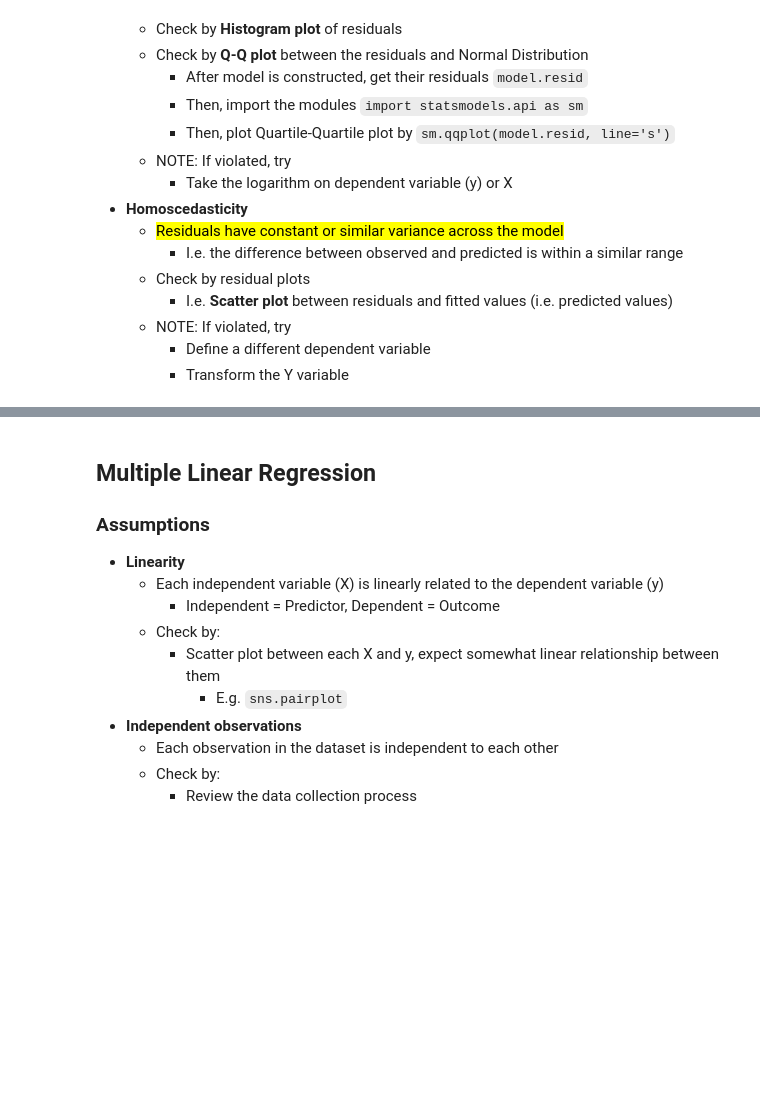
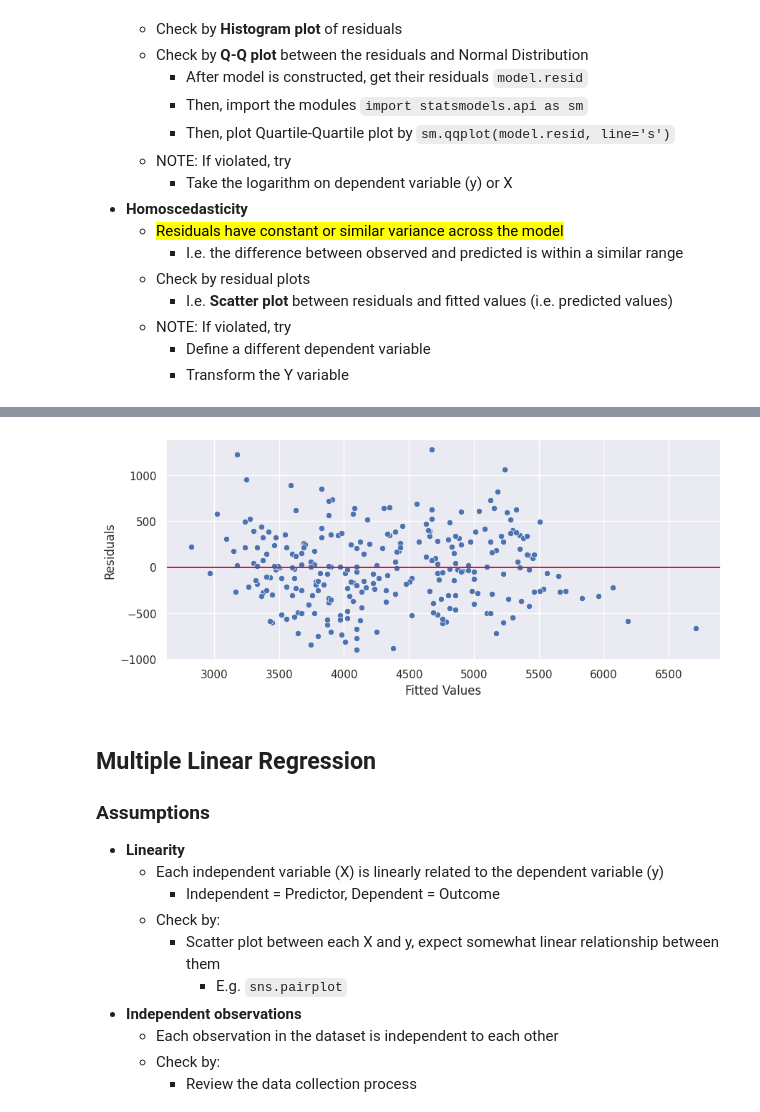
Before and after one commit to davilayang/learning-resources, a Jupyter notebook: coursera/advanced-data-analytics/stats-in-action/5-regression.ipynb, the cells around one changed output, grey strips where cells are left out. Cells and saved outputs as stored; diff of their text form; code cells hidden in the pictures; blank space fills up the shorter version.

```diff
--- a/coursera/advanced-data-analytics/stats-in-action/5-regression.ipynb
+++ b/coursera/advanced-data-analytics/stats-in-action/5-regression.ipynb
@@ -42,3 +150,12 @@
+# %%
+fig, ax = plt.subplots(figsize=(10, 4))
+sns.scatterplot(x=preds, y=result.resid, ax=ax)
+ax.axhline(0, color="crimson")
+ax.set_xlabel("Fitted Values")
+ax.set_ylabel("Residuals")
+fig.show()
+# %% [output]
+[figure, added]
 # %% [markdown]
 ## Multiple Linear Regression
 
```
Also changed, not shown: parts of 15 cells of this notebook, 1 other file.
